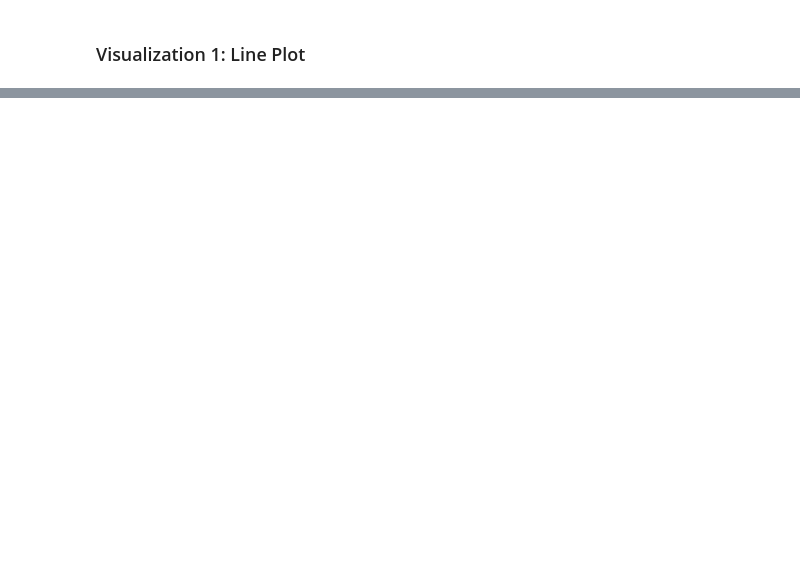
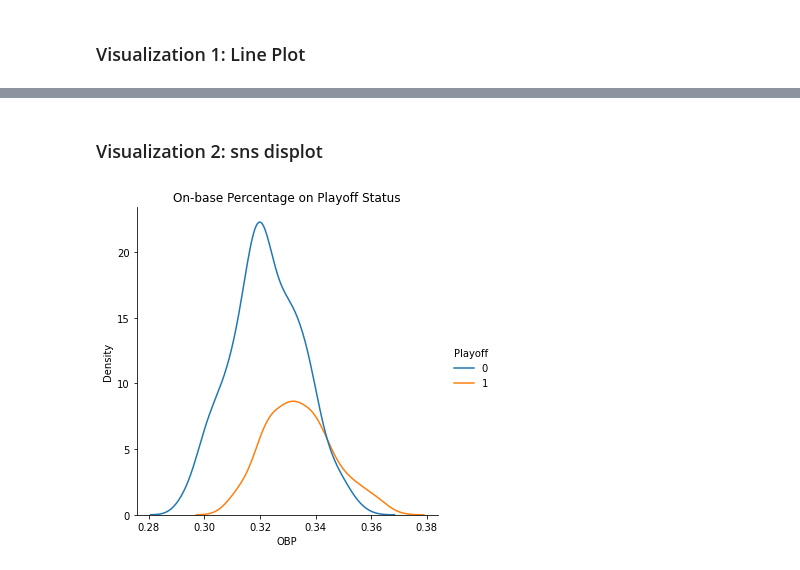
Before and after one commit to the-data-science-union/DSU-S2022-MLB, a Jupyter notebook: Code and Work/Hitting/Standard Batting/StandardHittingCleaningEDAandGithub.ipynb, the cells around one changed output, grey strips where cells are left out. Cells and saved outputs as stored; diff of their text form; code cells hidden in the pictures; blank space fills up the shorter version.

```diff
--- a/Code and Work/Hitting/Standard Batting/StandardHittingCleaningEDAandGithub.ipynb
+++ b/Code and Work/Hitting/Standard Batting/StandardHittingCleaningEDAandGithub.ipynb
@@ -79,0 +93,8 @@ fig = sns.lineplot(data = runsscore).set(title = "Runs scored per game by Team")
+# %% [markdown]
+### Visualization 2: sns displot
+# %%
+sns.displot(data = standard, x = 'OBP', hue = 'Playoff', kind = 'kde')
+plt.title('On-base Percentage on Playoff Status')
+plt.show()
+# %% [output]
+[figure, added]
```
Also changed, not shown: parts of 19 cells of this notebook, 6 other files.
